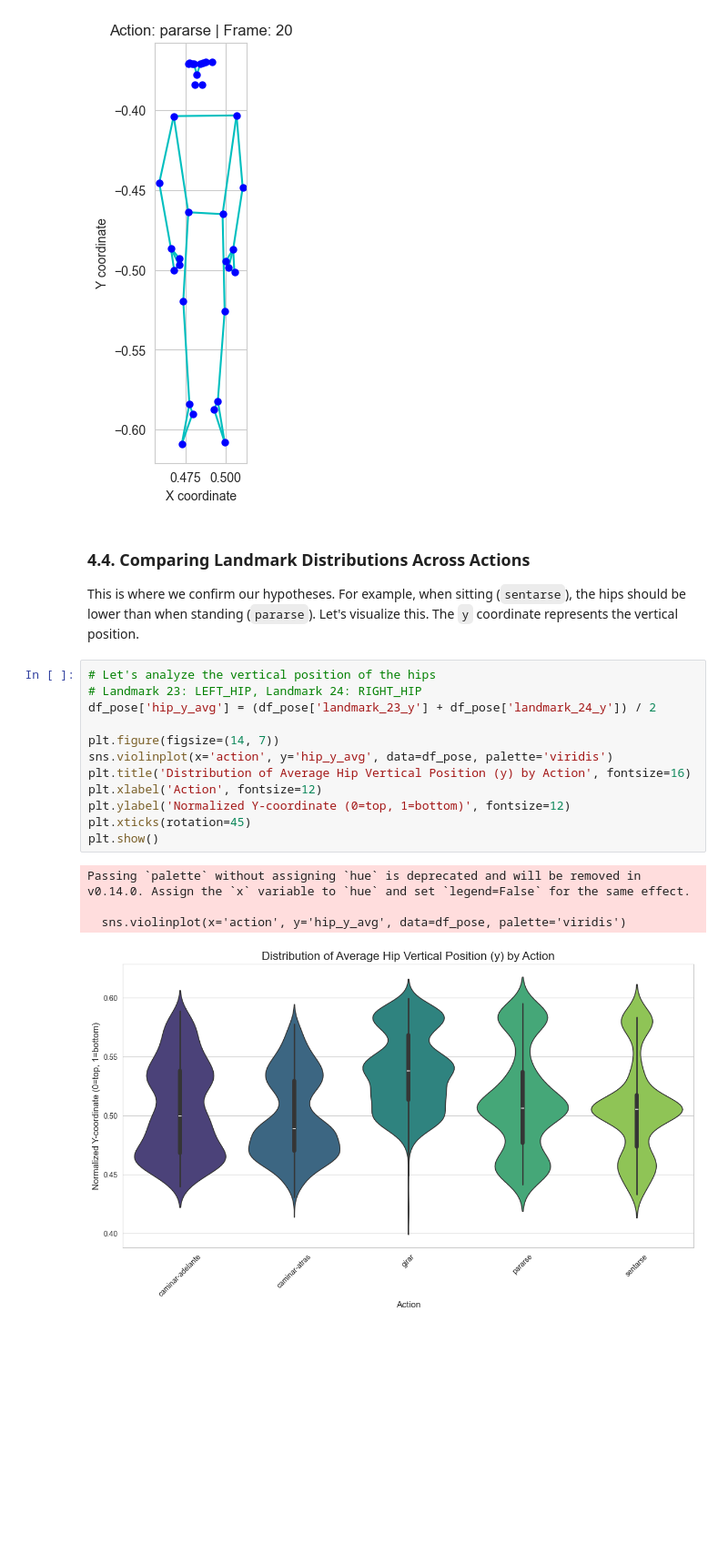
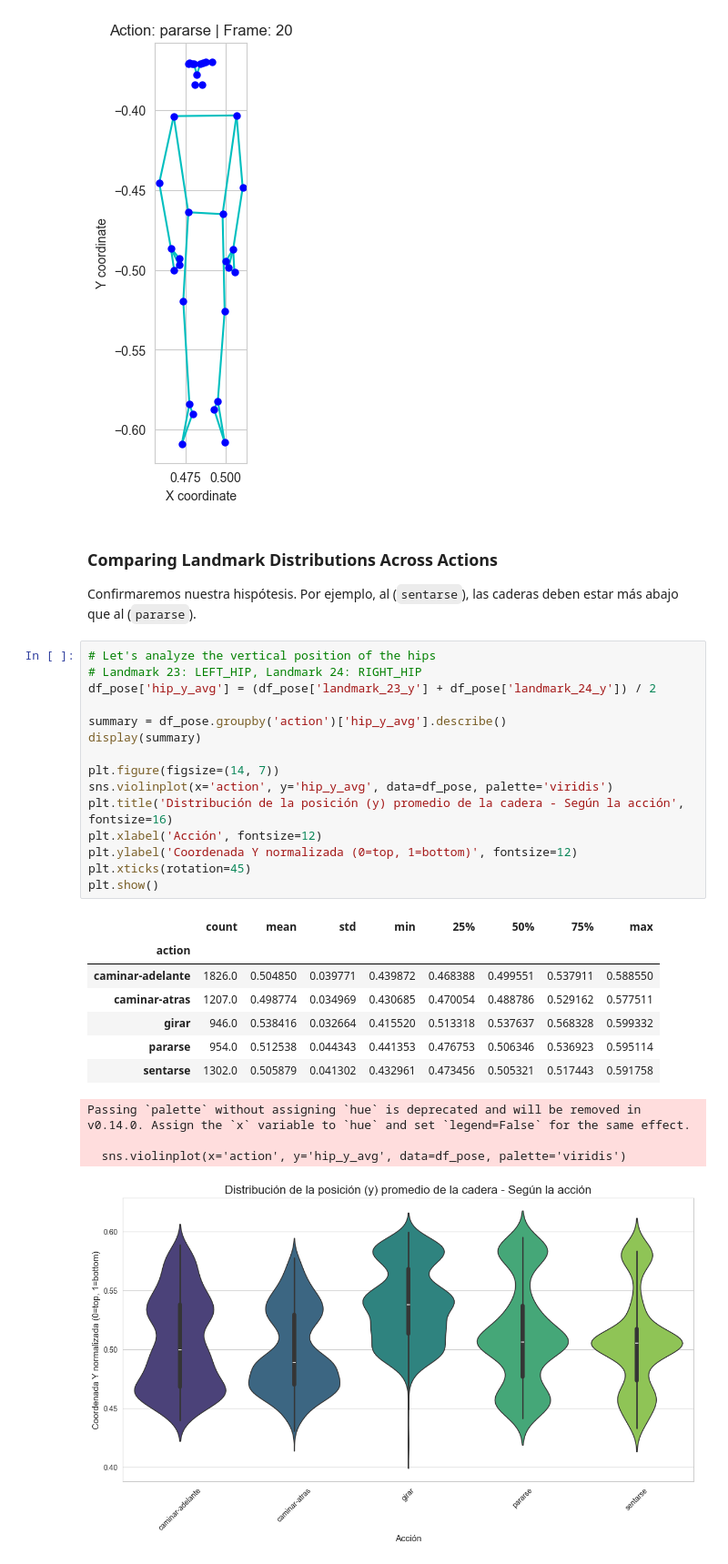
Before and after one commit to NattVS/Abuelitos-En-Accion, a Jupyter notebook: notebooks/EDA.ipynb, the cells around one changed output. Shown at 91% size. Cells and saved outputs as stored; diff of their text form; blank space fills up the shorter version.

```diff
--- a/notebooks/EDA.ipynb
+++ b/notebooks/EDA.ipynb
@@ -295,23 +303,33 @@ plot_pose(stand_frame)
 [figure]
 [figure]
 # %% [markdown]
-### 4.4. Comparing Landmark Distributions Across Actions
+### Comparing Landmark Distributions Across Actions
 
-This is where we confirm our hypotheses. For example, when sitting (`sentarse`), the hips should be lower than when standing (`pararse`). Let's visualize this. The `y` coordinate represents the vertical position.
+Confirmaremos nuestra hispótesis. Por ejemplo, al (`sentarse`), las caderas deben estar más abajo que al (`pararse`).
 # %%
 # Let's analyze the vertical position of the hips
 # Landmark 23: LEFT_HIP, Landmark 24: RIGHT_HIP
 df_pose['hip_y_avg'] = (df_pose['landmark_23_y'] + df_pose['landmark_24_y']) / 2
 
+summary = df_pose.groupby('action')['hip_y_avg'].describe()
+display(summary)
+
 plt.figure(figsize=(14, 7))
 sns.violinplot(x='action', y='hip_y_avg', data=df_pose, palette='viridis')
-plt.title('Distribution of Average Hip Vertical Position (y) by Action', fontsize=16)
-plt.xlabel('Action', fontsize=12)
-plt.ylabel('Normalized Y-coordinate (0=top, 1=bottom)', fontsize=12)
+plt.title('Distribución de la posición (y) promedio de la cadera - Según la acción', fontsize=16)
+plt.xlabel('Acción', fontsize=12)
+plt.ylabel('Coordenada Y normalizada (0=top, 1=bottom)', fontsize=12)
 plt.xticks(rotation=45)
 plt.show()
 # %% [output]
+|  | count | mean | std | min | 25% | 50% | 75% | max |
+| action |  |  |  |  |  |  |  |  |
+| caminar-adelante | 1826.0 | 0.504850 | 0.039771 | 0.439872 | 0.468388 | 0.499551 | 0.537911 | 0.588550 |
+| caminar-atras | 1207.0 | 0.498774 | 0.034969 | 0.430685 | 0.470054 | 0.488786 | 0.529162 | 0.577511 |
+| girar | 946.0 | 0.538416 | 0.032664 | 0.415520 | 0.513318 | 0.537637 | 0.568328 | 0.599332 |
+| pararse | 954.0 | 0.512538 | 0.044343 | 0.441353 | 0.476753 | 0.506346 | 0.536923 | 0.595114 |
+| sentarse | 1302.0 | 0.505879 | 0.041302 | 0.432961 | 0.473456 | 0.505321 | 0.517443 | 0.591758 |
 Passing `palette` without assigning `hue` is deprecated and will be removed in v0.14.0. Assign the `x` variable to `hue` and set `legend=False` for the same effect.
 
   sns.violinplot(x='action', y='hip_y_avg', data=df_pose, palette='viridis')
-[figure, old version]
+[figure, new version]
```
Also changed, not shown: parts of 12 cells of this notebook.
